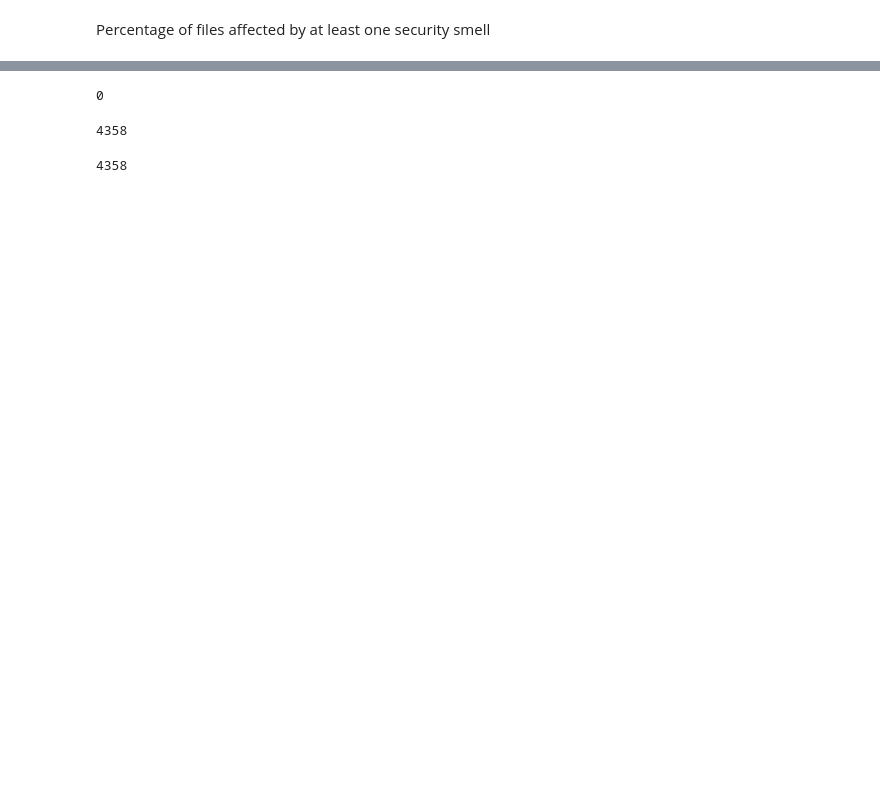
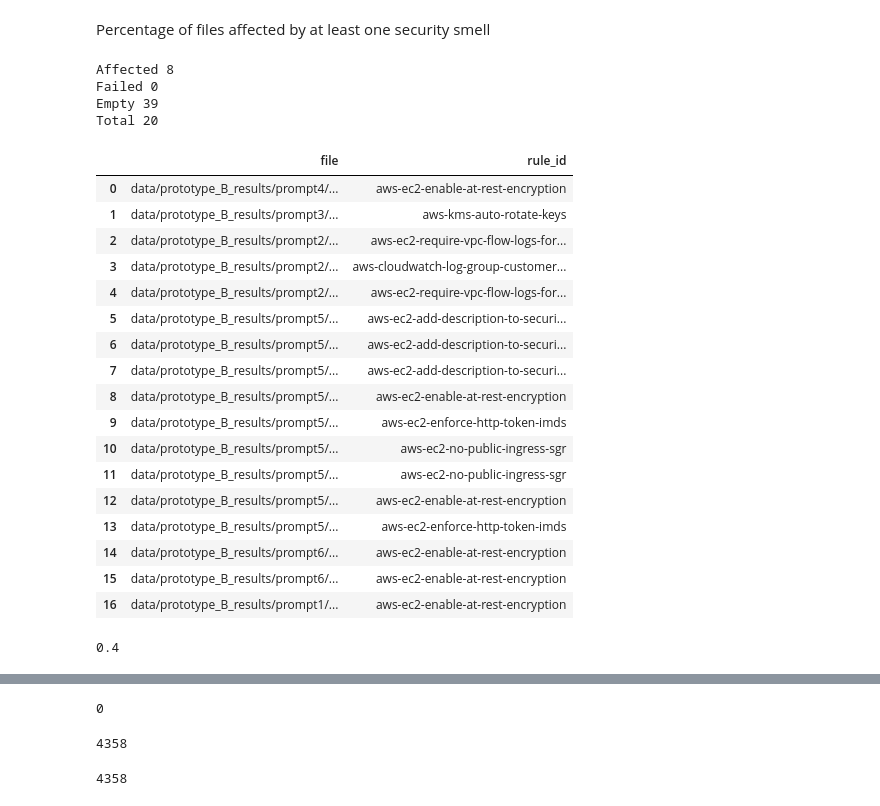
Before and after one commit to TerrafromSecurity/TerraformSecurity-Analysis, a Jupyter notebook: tfsec.ipynb, the cells around one changed output, grey strips where cells are left out. Saved outputs shown, nothing was run; the diff lists cells and outputs as text; code cells hidden in the pictures; blank space fills up the shorter version.

Commit message:
improved tfsec scanner

```diff
--- a/tfsec.ipynb
+++ b/tfsec.ipynb
@@ -43,0 +21,43 @@ for i,p in enumerate(Path(codex_dir).rglob("*")):
+# %%
+csv = StringIO()
+files_affected = 0
+files_failed = 0
+total_files = 0
+empty_files = 0
+full_df = pd.DataFrame(columns=["file", "rule_id"])
+for i,p in enumerate(Path(optimized_chat_gpt_strategy_B_dir).rglob("*")):
+    if str(p).endswith(".tf") and (not str(p).endswith(" 2.tf")):
+        # check if file is not empty
+        if os.stat(str(p)).st_size == 0:
+            empty_files += 1
+            continue
+        total_files += 1
+        # copy file to tmp dir
+        shutil.copy(p, tmp_dir+"/"+"tmp.tf")
+        # execute terraform in tmp dir
+        result = subprocess.run(["tfsec", tmp_dir, "-f", "json"], capture_output=True)
+        # delete file again
+        os.remove(tmp_dir+"/"+"tmp.tf")
+
+        csv.truncate(0)
+        csv.write(result.stdout.decode("utf-8"))
+        csv.seek(0)
+
+        if not "Error: scan failed" in csv.getvalue():
+            results = json.loads(csv.getvalue())
+            if "results" in results:
+                if len(results["results"]) >= 1:
+                    files_affected += 1
+                    print("found security issues in ", p)
+                else:
+                    print("ERROR FREE", p)
+                for result in results["results"]:
+                    rule_id = result["long_id"]
+                    data = {"file": str(p), "rule_id": rule_id}
+                    full_df = pd.concat([full_df, pd.DataFrame(data, columns=["file", "rule_id"], index=[0])], ignore_index=True)
+        else:
+            print("scan failed in", p, csv.getvalue())
+            files_failed += 1
+            data = {"file": str(p), "rule_id": "SCAN_FAILED"}
+            full_df = pd.concat([full_df, pd.DataFrame(data, columns=["file", "rule_id"], index=[0])], ignore_index=True)
+        csv.truncate(0)
@@ -47,0 +87,35 @@ f"{(files_affected / total_files)*100}%"
+# %%
+print("Affected", files_affected)
+print("Failed", files_failed)
+print("Empty", empty_files)
+print("Total", total_files)
+# %% [output]
+Affected 8
+Failed 0
+Empty 39
+Total 20
+# %%
+full_df
+# %% [output]
+|  | file | rule_id |
+| 0 | data/prototype_B_results/prompt4/... | aws-ec2-enable-at-rest-encryption |
+| 1 | data/prototype_B_results/prompt3/... | aws-kms-auto-rotate-keys |
+| 2 | data/prototype_B_results/prompt2/... | aws-ec2-require-vpc-flow-logs-for... |
+| 3 | data/prototype_B_results/prompt2/... | aws-cloudwatch-log-group-customer... |
+| 4 | data/prototype_B_results/prompt2/... | aws-ec2-require-vpc-flow-logs-for... |
+| 5 | data/prototype_B_results/prompt5/... | aws-ec2-add-description-to-securi... |
+| 6 | data/prototype_B_results/prompt5/... | aws-ec2-add-description-to-securi... |
+| 7 | data/prototype_B_results/prompt5/... | aws-ec2-add-description-to-securi... |
+| 8 | data/prototype_B_results/prompt5/... | aws-ec2-enable-at-rest-encryption |
+| 9 | data/prototype_B_results/prompt5/... | aws-ec2-enforce-http-token-imds |
+| 10 | data/prototype_B_results/prompt5/... | aws-ec2-no-public-ingress-sgr |
+| 11 | data/prototype_B_results/prompt5/... | aws-ec2-no-public-ingress-sgr |
+| 12 | data/prototype_B_results/prompt5/... | aws-ec2-enable-at-rest-encryption |
+| 13 | data/prototype_B_results/prompt5/... | aws-ec2-enforce-http-token-imds |
+| 14 | data/prototype_B_results/prompt6/... | aws-ec2-enable-at-rest-encryption |
+| 15 | data/prototype_B_results/prompt6/... | aws-ec2-enable-at-rest-encryption |
+| 16 | data/prototype_B_results/prompt1/... | aws-ec2-enable-at-rest-encryption |
+# %%
+files_affected/total_files
+# %% [output]
+0.4
```
Also changed, not shown: parts of 9 cells of this notebook.
